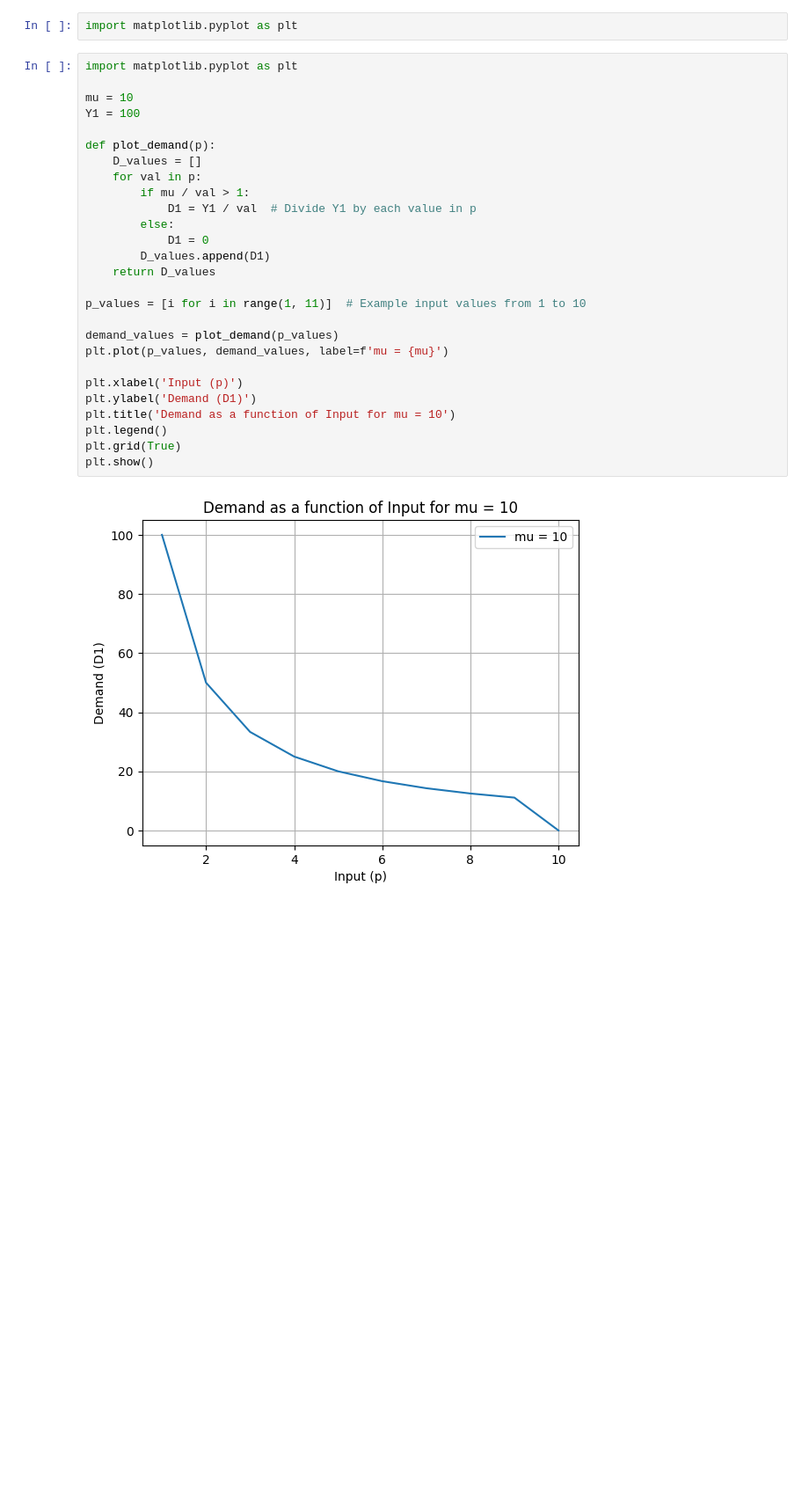
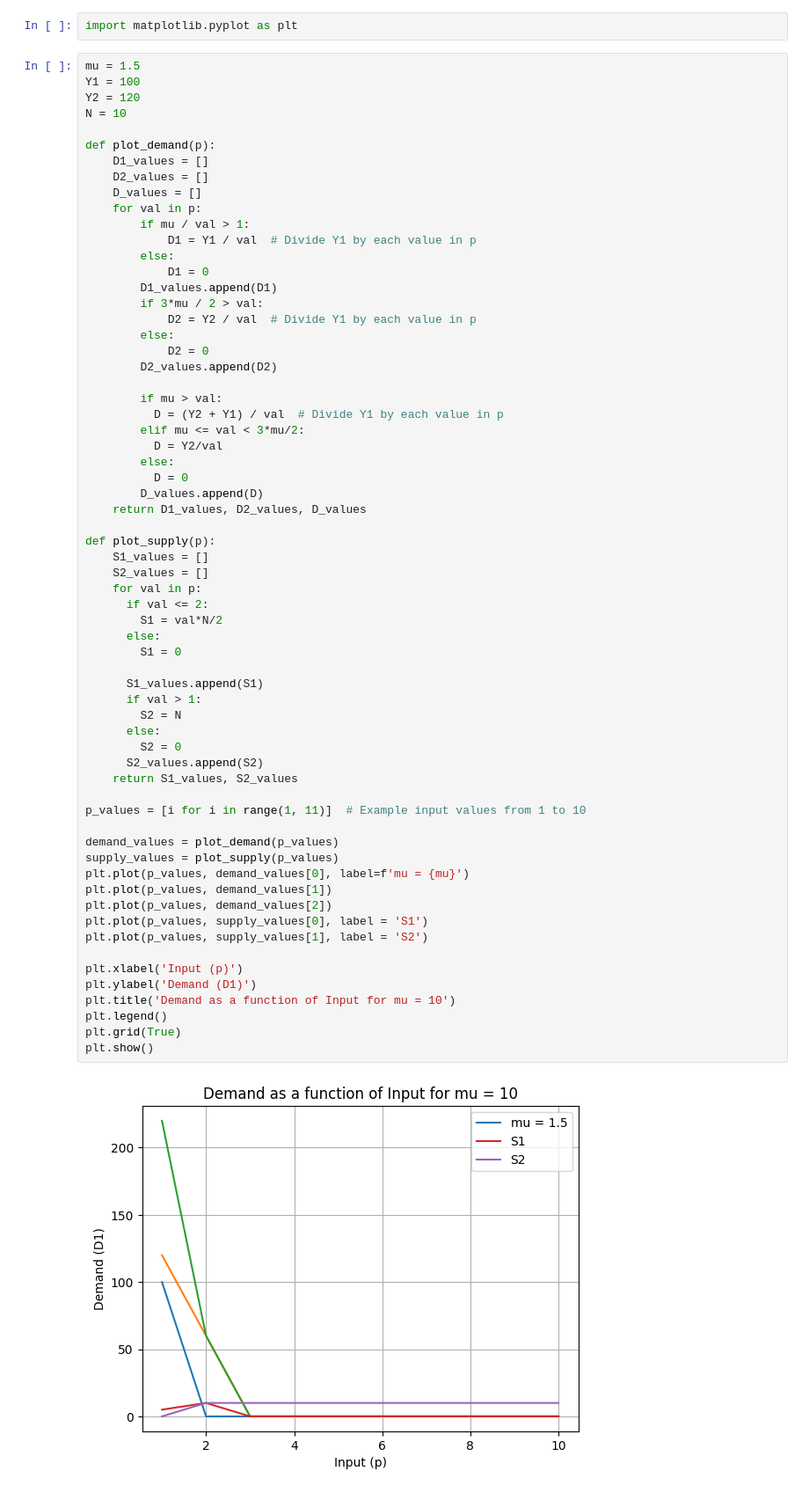
Before and after one commit to Amareteklay/AmareTeklay, a Jupyter notebook: Market_for_lemons.ipynb, the cells around one changed output. Shown: that part at 88% size. Cells and saved outputs as stored; diff of their text form; blank space fills up the shorter version.

```diff
--- a/Market_for_lemons.ipynb
+++ b/Market_for_lemons.ipynb
@@ -5,31 +5,68 @@
 # %%
 import matplotlib.pyplot as plt
 # %%
-import matplotlib.pyplot as plt
-
-mu = 10
+mu = 1.5
 Y1 = 100
+Y2 = 120
+N = 10
 
 def plot_demand(p):
+    D1_values = []
+    D2_values = []
     D_values = []
     for val in p:
         if mu / val > 1:
             D1 = Y1 / val  # Divide Y1 by each value in p
         else:
             D1 = 0
-        D_values.append(D1)
-    return D_values
+        D1_values.append(D1)
+        if 3*mu / 2 > val:
+            D2 = Y2 / val  # Divide Y1 by each value in p
+        else:
+            D2 = 0
+        D2_values.append(D2)
+
+        if mu > val:
+          D = (Y2 + Y1) / val  # Divide Y1 by each value in p
+        elif mu <= val < 3*mu/2:
+          D = Y2/val
+        else:
+          D = 0
+        D_values.append(D)
+    return D1_values, D2_values, D_values
+
+def plot_supply(p):
+    S1_values = []
+    S2_values = []
+    for val in p:
+      if val <= 2:
+        S1 = val*N/2
+      else:
+        S1 = 0
+
+      S1_values.append(S1)
+      if val > 1:
+        S2 = N
+      else:
+        S2 = 0
+      S2_values.append(S2)
+    return S1_values, S2_values
 
 p_values = [i for i in range(1, 11)]  # Example input values from 1 to 10
 
 demand_values = plot_demand(p_values)
-plt.plot(p_values, demand_values, label=f'mu = {mu}')
+supply_values = plot_supply(p_values)
+plt.plot(p_values, demand_values[0], label=f'mu = {mu}')
+plt.plot(p_values, demand_values[1])
+plt.plot(p_values, demand_values[2])
+plt.plot(p_values, supply_values[0], label = 'S1')
+plt.plot(p_values, supply_values[1], label = 'S2')
 
 plt.xlabel('Input (p)')
 plt.ylabel('Demand (D1)')
 plt.title('Demand as a function of Input for mu = 10')
 plt.legend()
 plt.grid(True)
 plt.show()
 # %% [output]
-[figure, old version]
+[figure, new version]
```
Also changed, not shown: parts of 1 cell of this notebook.
